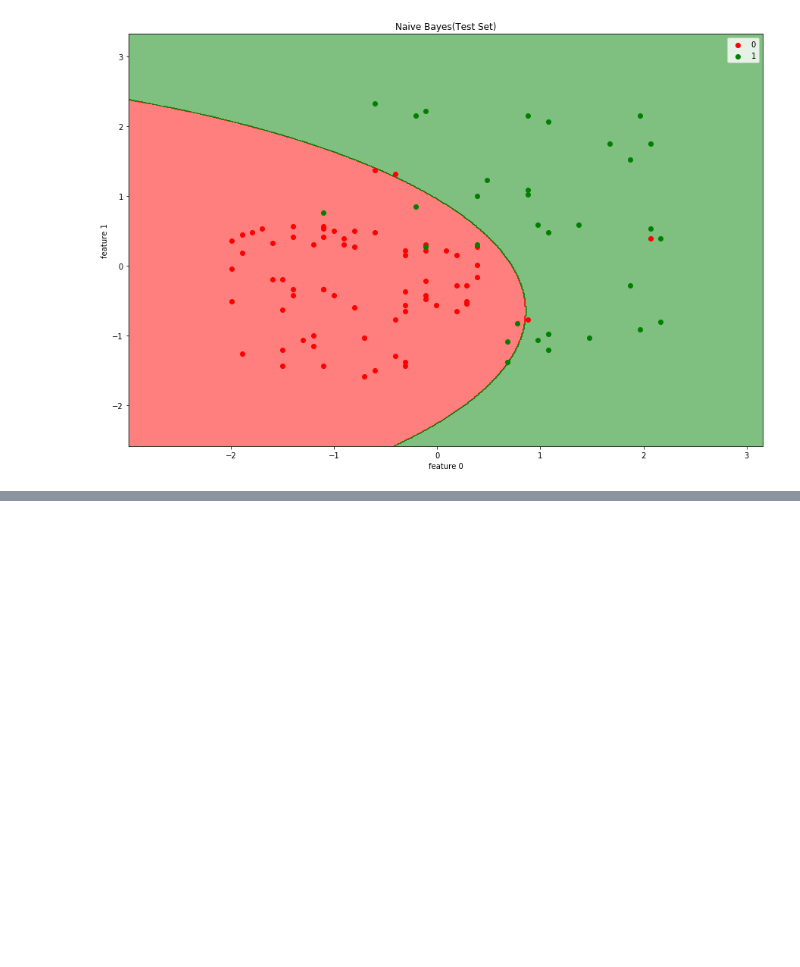
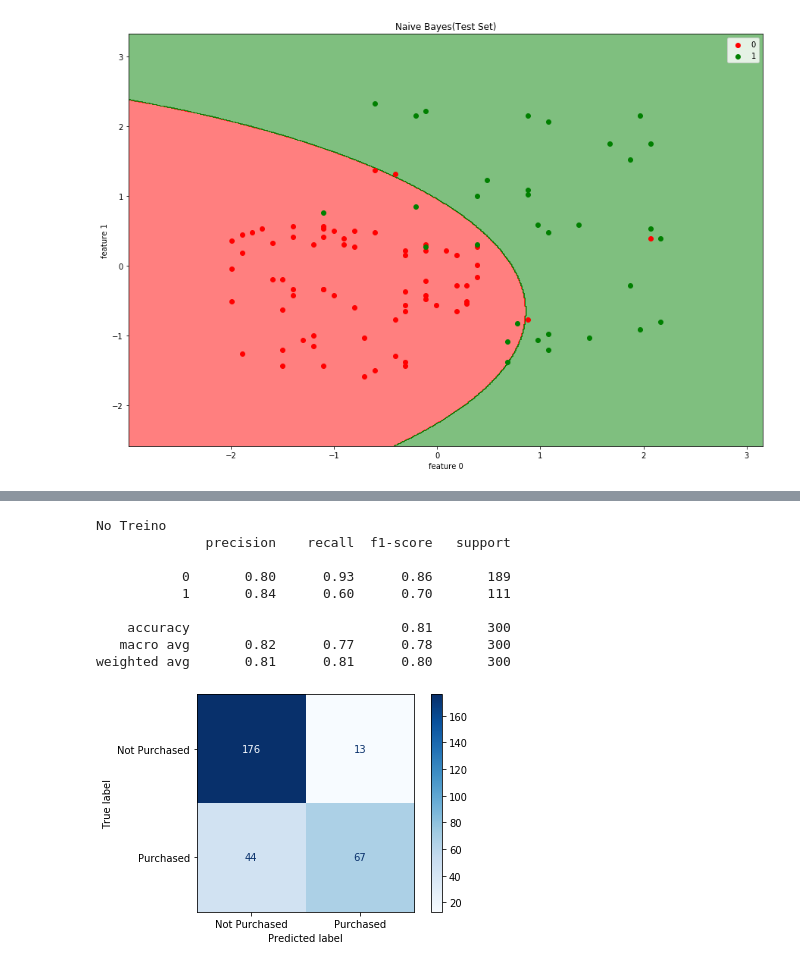
Before and after one commit to FabioMMaia/Machine_Learning, a Jupyter notebook: Classification Algorithms/Naive Bayes.ipynb, the cells around one changed output, grey strips where cells are left out. Saved outputs shown, nothing was run; the diff lists cells and outputs as text; code cells hidden in the pictures; blank space fills up the shorter version.

```diff
--- a/Classification Algorithms/Naive Bayes.ipynb
+++ b/Classification Algorithms/Naive Bayes.ipynb
@@ -254,0 +261,22 @@ plt.legend(loc='best')
+# %%
+print('No Treino')
+print(classification_report(y_train, y_pred_train))
+
+# print(confusion_matrix(y_train, y_pred_train))
+
+plot_confusion_matrix(classifier, X_train, y_train,
+                      display_labels=class_names,
+                      cmap=plt.cm.Blues,
+                      normalize=None,
+                      values_format = '.0f');
+# %% [output]
+No Treino
+              precision    recall  f1-score   support
+
+           0       0.80      0.93      0.86       189
+           1       0.84      0.60      0.70       111
+
+    accuracy                           0.81       300
+   macro avg       0.82      0.77      0.78       300
+weighted avg       0.81      0.81      0.80       300
+[figure, added]
```
Also changed, not shown: parts of 34 cells of this notebook, 12 other files.
